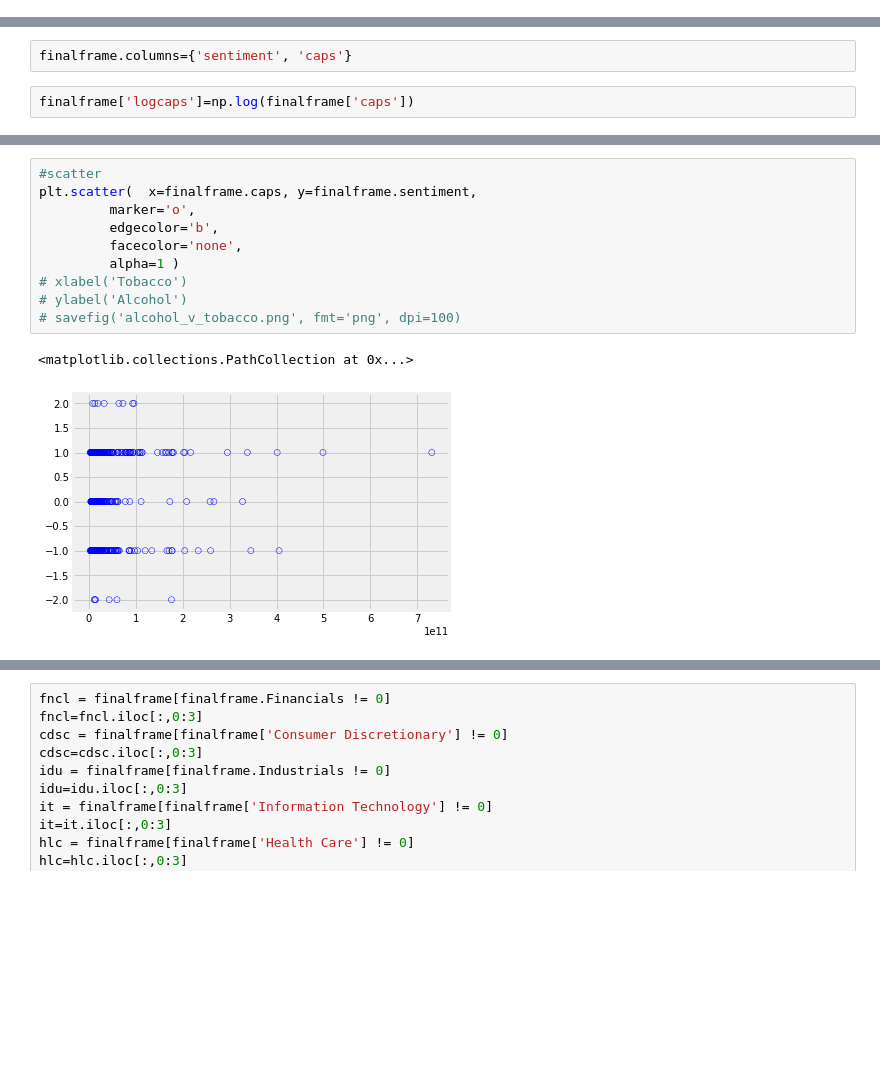
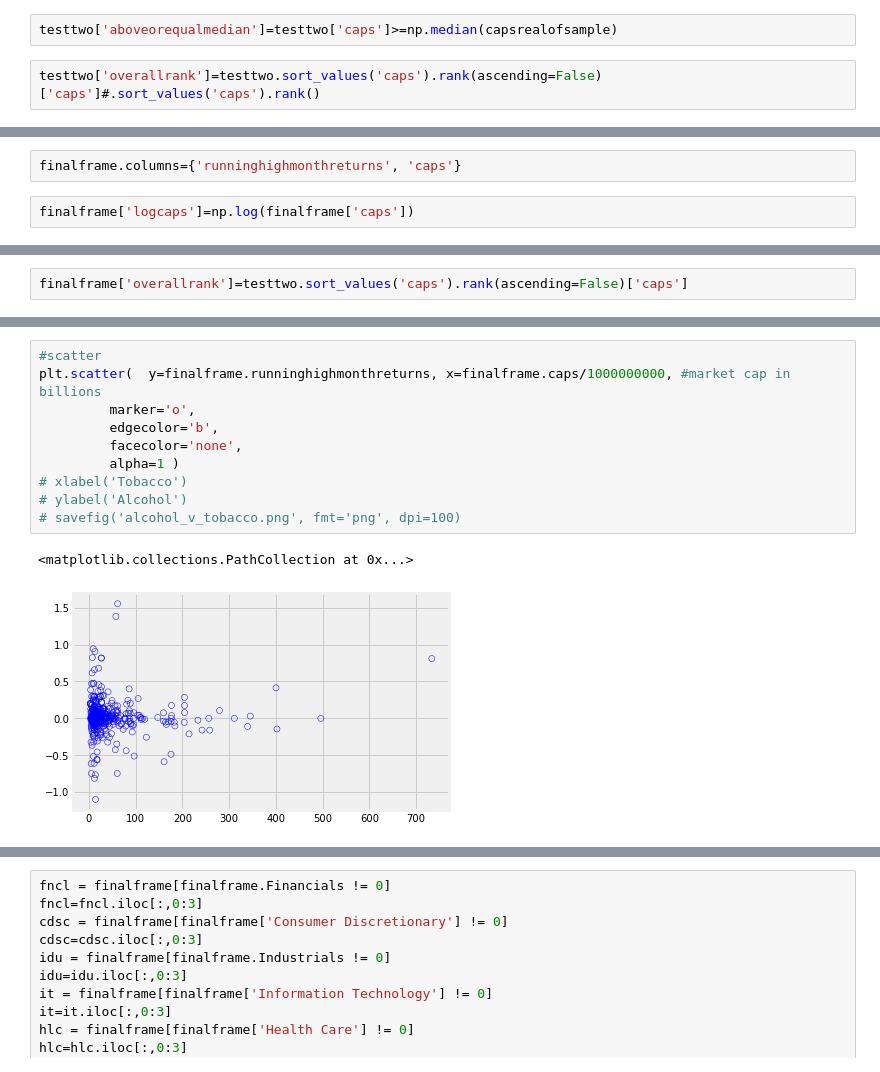
Before and after one commit to robertgrote/News-Asymmetry-Study, a Jupyter notebook: Attempt #2.ipynb, the cells around one changed output, grey strips where cells are left out. Drawn from its saved outputs; the diff is of its cells as text; blank space fills up the shorter version.

```diff
--- a/Attempt #2.ipynb
+++ b/Attempt #2.ipynb
@@ -372,0 +777,4 @@ def binSector(sector):
+# %%
+testtwo['aboveorequalmedian']=testtwo['caps']>=np.median(capsrealofsample)
+# %%
+testtwo['overallrank']=testtwo.sort_values('caps').rank(ascending=False)['caps']#.sort_values('caps').rank()
@@ -376,7 +830,7 @@ finalframe=pd.DataFrame(results.sum())
 finalframe['caps']=capsrealofsample #now add more columns to see if good news is correlated with anything else instead
 #add all of the different sectors, then make a correlation matrix
 # %%
-finalframe.columns={'sentiment', 'caps'}
+finalframe.columns={'runninghighmonthreturns', 'caps'}
 # %%
 finalframe['logcaps']=np.log(finalframe['caps'])
 # %%
@@ -393 +847,3 @@ finalframe['Telecommunications Services']=binSector('Telecommunications Services
+# %%
+finalframe['overallrank']=testtwo.sort_values('caps').rank(ascending=False)['caps']
 # %%
@@ -460,13 +1016,13 @@ finalframe.cov() #csx: try using a lag--lag because the trends might not be refl
 # %%
 #scatter
-plt.scatter(  x=finalframe.caps, y=finalframe.sentiment,
+plt.scatter(  y=finalframe.runninghighmonthreturns, x=finalframe.caps/1000000000, #market cap in billions
          marker='o',
          edgecolor='b',
          facecolor='none',
          alpha=1 )
 # xlabel('Tobacco')
 # ylabel('Alcohol')
 # savefig('alcohol_v_tobacco.png', fmt='png', dpi=100)
 # %% [output]
 <matplotlib.collections.PathCollection at 0x...>
-[figure, old version]
+[figure, new version]
```
Also changed, not shown: parts of 146 cells of this notebook, 2 other files.
